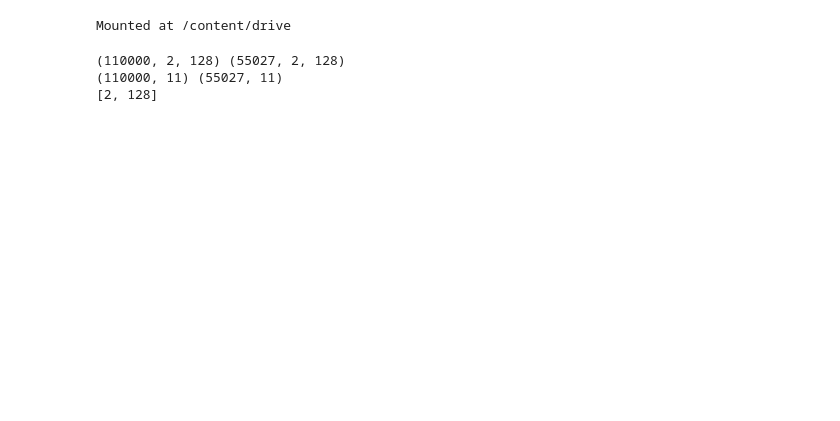
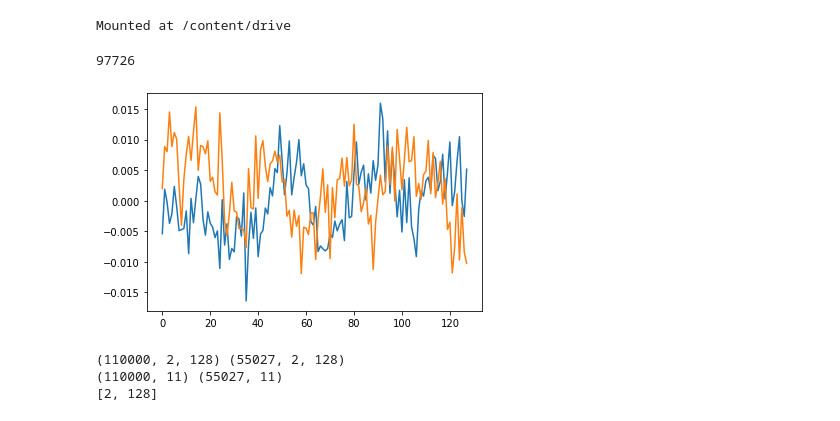
Before and after one commit to Kkuntal990/IB, a Jupyter notebook: Copy_of_IB.ipynb, the cells around one changed output. Drawn from its saved outputs; the diff is of its cells as text; code cells hidden in the pictures; blank space fills up the shorter version.

```diff
--- a/Copy_of_IB.ipynb
+++ b/Copy_of_IB.ipynb
@@ -58,6 +78,16 @@ for i in test_idx:
         test_idx2.append(i)
 
 X_test = X[test_idx2]
+# %%
+ii = np.random.randint(0,X_train.shape[0])
+print(ii)
+t = np.arange(X_train.shape[2])
+plt.plot(t, X_train[i, 0, :])
+plt.plot(t, X_train[i, 1, :])
+plt.show()
+# %% [output]
+97726
+[figure, added]
 # %%
 def to_onehot(yy):
     yy1 = np.zeros([len(yy), max(yy) + 1])
```
Also changed, not shown: parts of 5 cells of this notebook.
